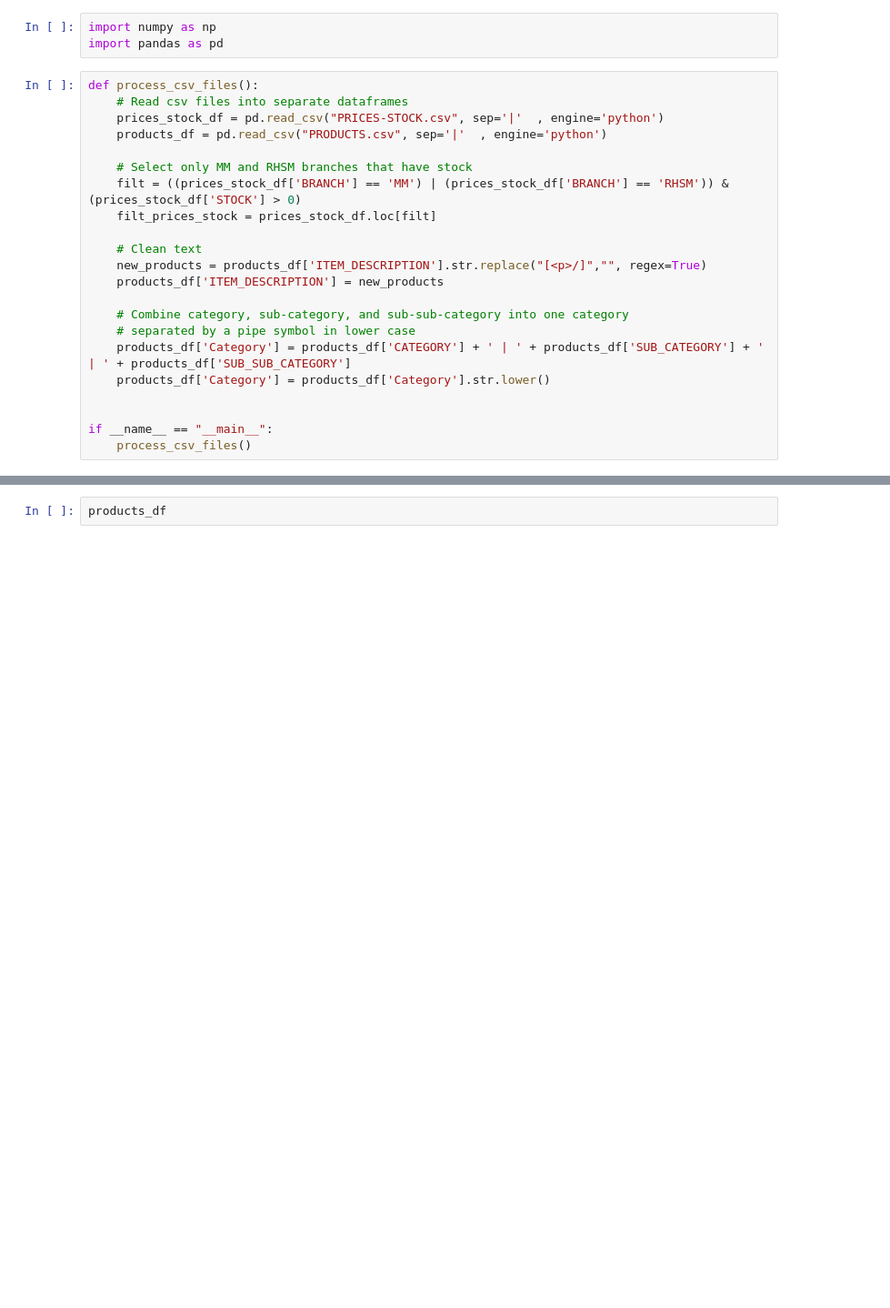
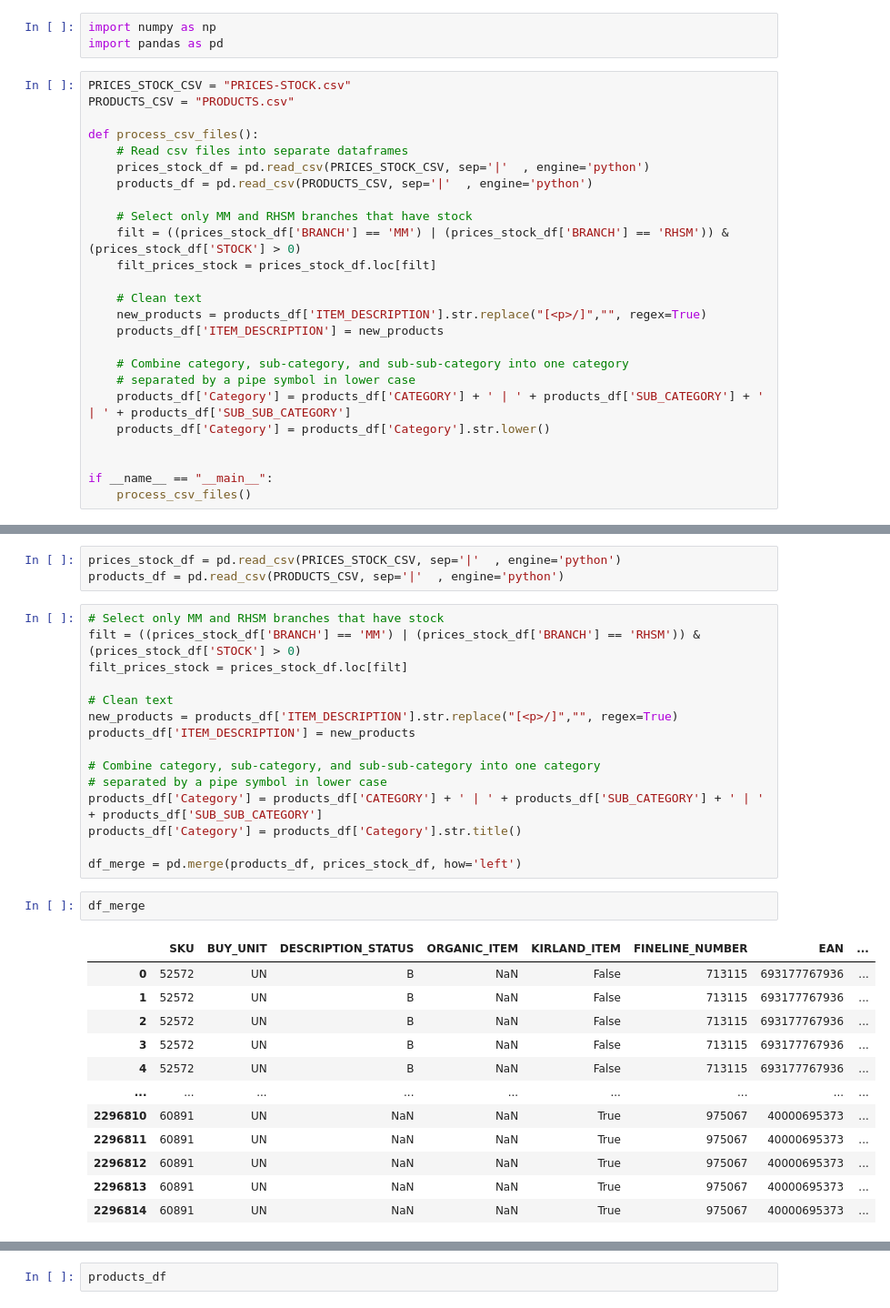
Before and after one commit to jechea14/backend-integrations-test, a Jupyter notebook: integrations/richart_wholesale_club/ingestion.ipynb, the cells around one changed output, grey strips where cells are left out. Shown: that part at 91% size. Drawn from its saved outputs; the diff is of its cells as text; blank space fills up the shorter version.

```diff
--- a/integrations/richart_wholesale_club/ingestion.ipynb
+++ b/integrations/richart_wholesale_club/ingestion.ipynb
@@ -2,10 +2,13 @@
 import numpy as np
 import pandas as pd
 # %%
+PRICES_STOCK_CSV = "PRICES-STOCK.csv"
+PRODUCTS_CSV = "PRODUCTS.csv"
+
 def process_csv_files():
     # Read csv files into separate dataframes
-    prices_stock_df = pd.read_csv("PRICES-STOCK.csv", sep='|'  , engine='python')
-    products_df = pd.read_csv("PRODUCTS.csv", sep='|'  , engine='python')
+    prices_stock_df = pd.read_csv(PRICES_STOCK_CSV, sep='|'  , engine='python')
+    products_df = pd.read_csv(PRODUCTS_CSV, sep='|'  , engine='python')
 
     # Select only MM and RHSM branches that have stock
     filt = ((prices_stock_df['BRANCH'] == 'MM') | (prices_stock_df['BRANCH'] == 'RHSM')) & (prices_stock_df['STOCK'] > 0)
@@ -41,0 +29,33 @@ filt_prices_stock
+# %%
+prices_stock_df = pd.read_csv(PRICES_STOCK_CSV, sep='|'  , engine='python')
+products_df = pd.read_csv(PRODUCTS_CSV, sep='|'  , engine='python')
+# %%
+# Select only MM and RHSM branches that have stock
+filt = ((prices_stock_df['BRANCH'] == 'MM') | (prices_stock_df['BRANCH'] == 'RHSM')) & (prices_stock_df['STOCK'] > 0)
+filt_prices_stock = prices_stock_df.loc[filt]
+
+# Clean text
+new_products = products_df['ITEM_DESCRIPTION'].str.replace("[<p>/]","", regex=True)
+products_df['ITEM_DESCRIPTION'] = new_products
+
+# Combine category, sub-category, and sub-sub-category into one category
+# separated by a pipe symbol in lower case
+products_df['Category'] = products_df['CATEGORY'] + ' | ' + products_df['SUB_CATEGORY'] + ' | ' + products_df['SUB_SUB_CATEGORY']
+products_df['Category'] = products_df['Category'].str.title()
+
+df_merge = pd.merge(products_df, prices_stock_df, how='left')
+# %%
+df_merge
+# %% [output]
+|  | SKU | BUY_UNIT | DESCRIPTION_STATUS | ORGANIC_ITEM | KIRLAND_ITEM | FINELINE_NUMBER | EAN | ... |
+| 0 | 52572 | UN | B | NaN | False | 713115 | 693177767936 | ... |
+| 1 | 52572 | UN | B | NaN | False | 713115 | 693177767936 | ... |
+| 2 | 52572 | UN | B | NaN | False | 713115 | 693177767936 | ... |
+| 3 | 52572 | UN | B | NaN | False | 713115 | 693177767936 | ... |
+| 4 | 52572 | UN | B | NaN | False | 713115 | 693177767936 | ... |
+| ... | ... | ... | ... | ... | ... | ... | ... | ... |
+| 2296810 | 60891 | UN | NaN | NaN | True | 975067 | 40000695373 | ... |
+| 2296811 | 60891 | UN | NaN | NaN | True | 975067 | 40000695373 | ... |
+| 2296812 | 60891 | UN | NaN | NaN | True | 975067 | 40000695373 | ... |
+| 2296813 | 60891 | UN | NaN | NaN | True | 975067 | 40000695373 | ... |
+| 2296814 | 60891 | UN | NaN | NaN | True | 975067 | 40000695373 | ... |
```
Also changed, not shown: parts of 10 cells of this notebook, 18 other files.
